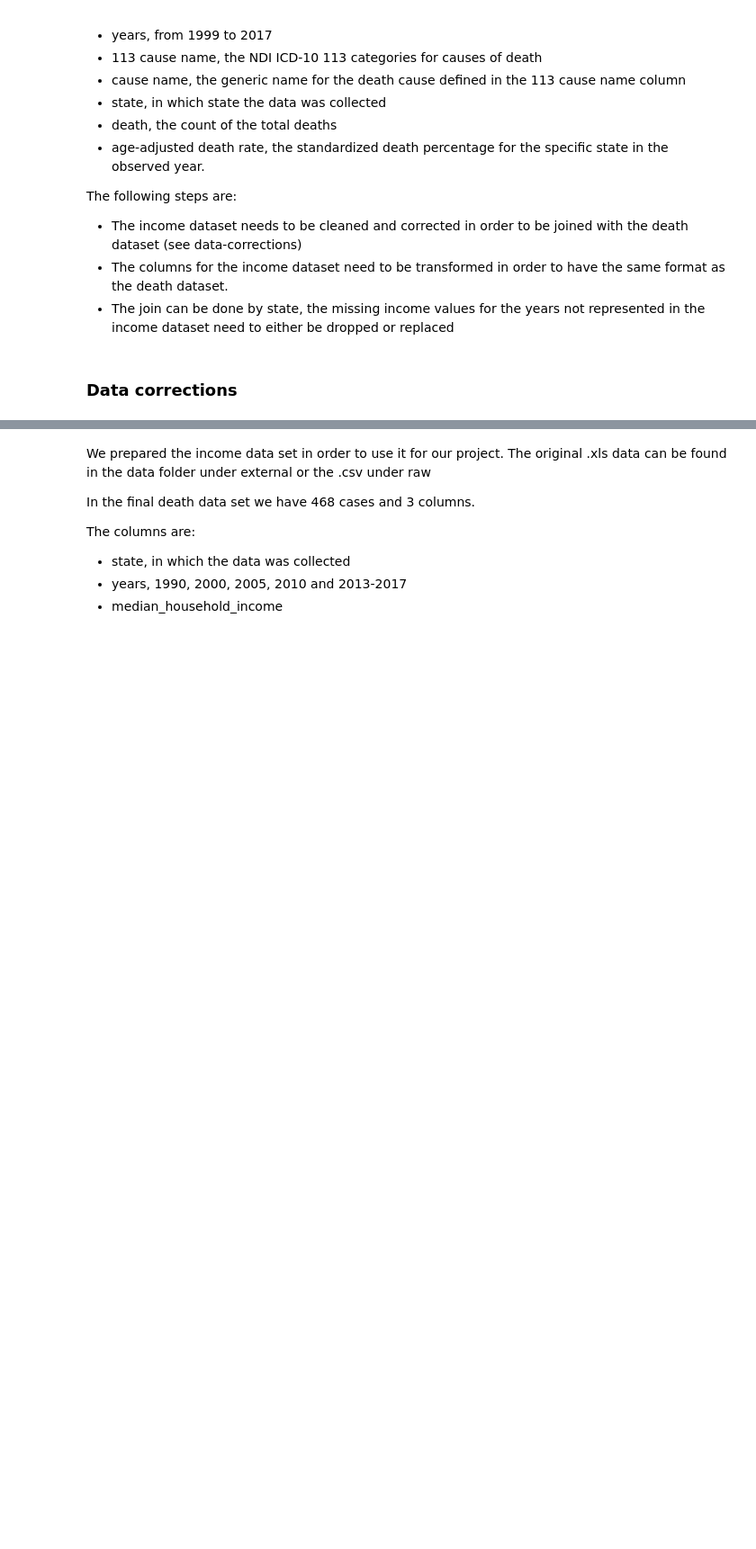
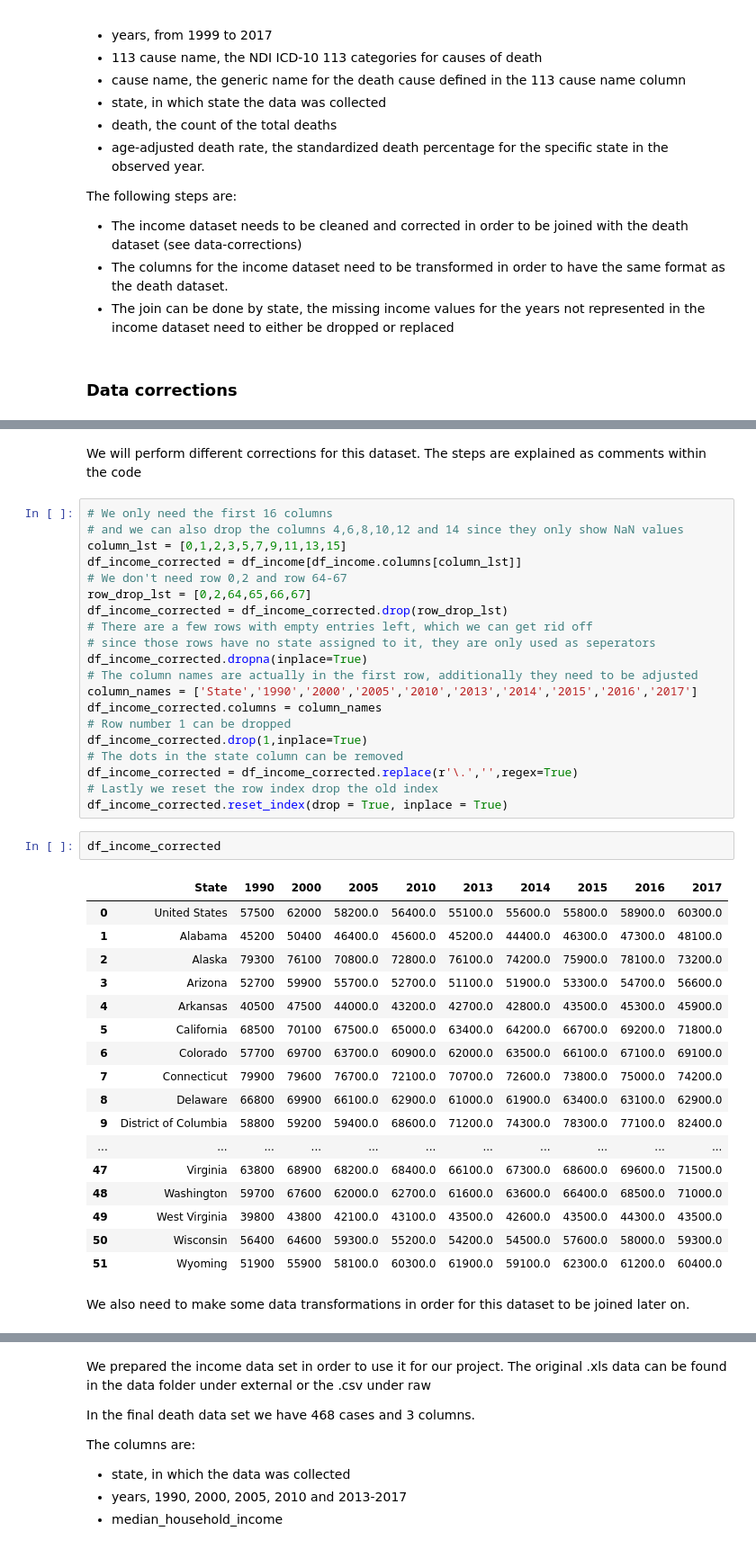
Before and after one commit to NicoHenzel/Project_AppliedStatistics_BA_NH, a Jupyter notebook: notebooks/draft-analysis.ipynb, the cells around one changed output, grey strips where cells are left out. Shown at 90% size. Cells and saved outputs as stored; diff of their text form; blank space fills up the shorter version.

Commit message:
Finished data corrections for income data

```diff
--- a/notebooks/draft-analysis.ipynb
+++ b/notebooks/draft-analysis.ipynb
@@ -149,0 +170,44 @@ The following steps are:
+# %% [markdown]
+We will perform different corrections for this dataset. The steps are explained as comments within the code
+# %%
+# We only need the first 16 columns
+# and we can also drop the columns 4,6,8,10,12 and 14 since they only show NaN values
+column_lst = [0,1,2,3,5,7,9,11,13,15]
+df_income_corrected = df_income[df_income.columns[column_lst]]
+# We don't need row 0,2 and row 64-67
+row_drop_lst = [0,2,64,65,66,67]
+df_income_corrected = df_income_corrected.drop(row_drop_lst)
+# There are a few rows with empty entries left, which we can get rid off
+# since those rows have no state assigned to it, they are only used as seperators
+df_income_corrected.dropna(inplace=True)
+# The column names are actually in the first row, additionally they need to be adjusted
+column_names = ['State','1990','2000','2005','2010','2013','2014','2015','2016','2017']
+df_income_corrected.columns = column_names
+# Row number 1 can be dropped
+df_income_corrected.drop(1,inplace=True)
+# The dots in the state column can be removed
+df_income_corrected = df_income_corrected.replace(r'\.','',regex=True)
+# Lastly we reset the row index drop the old index
+df_income_corrected.reset_index(drop = True, inplace = True)
+# %%
+df_income_corrected
+# %% [output]
+|  | State | 1990 | 2000 | 2005 | 2010 | 2013 | 2014 | 2015 | 2016 | 2017 |
+| 0 | United States | 57500 | 62000 | 58200.0 | 56400.0 | 55100.0 | 55600.0 | 55800.0 | 58900.0 | 60300.0 |
+| 1 | Alabama | 45200 | 50400 | 46400.0 | 45600.0 | 45200.0 | 44400.0 | 46300.0 | 47300.0 | 48100.0 |
+| 2 | Alaska | 79300 | 76100 | 70800.0 | 72800.0 | 76100.0 | 74200.0 | 75900.0 | 78100.0 | 73200.0 |
+| 3 | Arizona | 52700 | 59900 | 55700.0 | 52700.0 | 51100.0 | 51900.0 | 53300.0 | 54700.0 | 56600.0 |
+| 4 | Arkansas | 40500 | 47500 | 44000.0 | 43200.0 | 42700.0 | 42800.0 | 43500.0 | 45300.0 | 45900.0 |
+| 5 | California | 68500 | 70100 | 67500.0 | 65000.0 | 63400.0 | 64200.0 | 66700.0 | 69200.0 | 71800.0 |
+| 6 | Colorado | 57700 | 69700 | 63700.0 | 60900.0 | 62000.0 | 63500.0 | 66100.0 | 67100.0 | 69100.0 |
+| 7 | Connecticut | 79900 | 79600 | 76700.0 | 72100.0 | 70700.0 | 72600.0 | 73800.0 | 75000.0 | 74200.0 |
+| 8 | Delaware | 66800 | 69900 | 66100.0 | 62900.0 | 61000.0 | 61900.0 | 63400.0 | 63100.0 | 62900.0 |
+| 9 | District of Columbia | 58800 | 59200 | 59400.0 | 68600.0 | 71200.0 | 74300.0 | 78300.0 | 77100.0 | 82400.0 |
+| ... | ... | ... | ... | ... | ... | ... | ... | ... | ... | ... |
+| 47 | Virginia | 63800 | 68900 | 68200.0 | 68400.0 | 66100.0 | 67300.0 | 68600.0 | 69600.0 | 71500.0 |
+| 48 | Washington | 59700 | 67600 | 62000.0 | 62700.0 | 61600.0 | 63600.0 | 66400.0 | 68500.0 | 71000.0 |
+| 49 | West Virginia | 39800 | 43800 | 42100.0 | 43100.0 | 43500.0 | 42600.0 | 43500.0 | 44300.0 | 43500.0 |
+| 50 | Wisconsin | 56400 | 64600 | 59300.0 | 55200.0 | 54200.0 | 54500.0 | 57600.0 | 58000.0 | 59300.0 |
+| 51 | Wyoming | 51900 | 55900 | 58100.0 | 60300.0 | 61900.0 | 59100.0 | 62300.0 | 61200.0 | 60400.0 |
+# %% [markdown]
+We also need to make some data transformations in order for this dataset to be joined later on.
```
Also changed, not shown: parts of 9 cells of this notebook, 1 other file.
